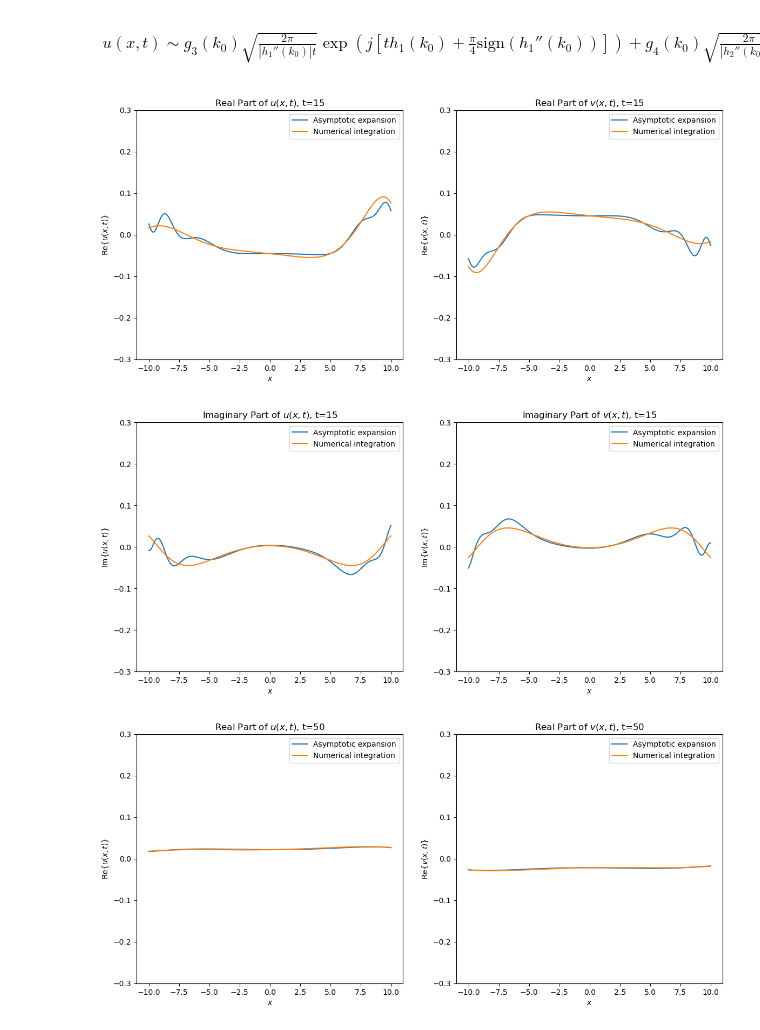
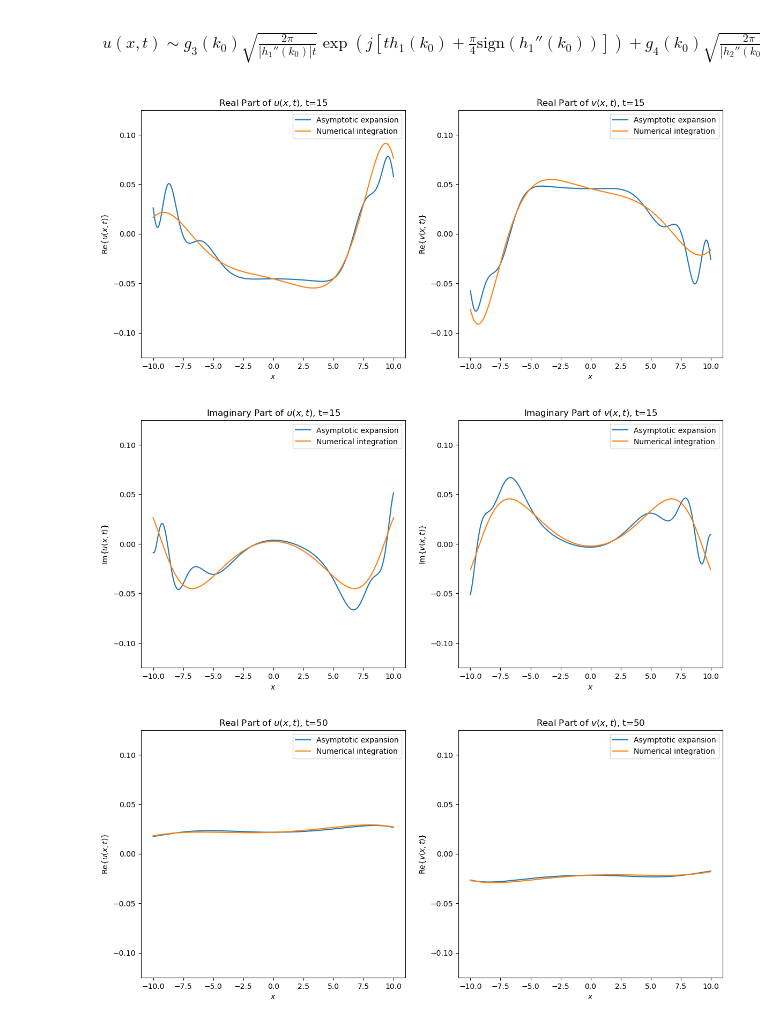
Before and after one commit to brenttsss/mathematical-physics, a Jupyter notebook: Task 2/asymptotic_expansion.ipynb, the cells around one changed output. Saved outputs shown, nothing was run; the diff lists cells and outputs as text; code cells hidden in the pictures.

```diff
--- a/Task 2/asymptotic_expansion.ipynb
+++ b/Task 2/asymptotic_expansion.ipynb
@@ -145,34 +145,34 @@ t = 15
 # %%
 # Create a figure with two subplots side by side
 fig, (ax1, ax2) = plt.subplots(1, 2, figsize=(14, 6))
 
 # Plot the Real Part of u(x,t)
 u_values = compute_integral(u_f, x_values, t)
 u_values_numerical = numerical_integration_u(x_values, t, A, m)
 ax1.plot(x_values, u_values.real, label=f'Asymptotic expansion')
 ax1.plot(x_values, u_values_numerical.real, label=f'Numerical integration')
 
 ax1.set_title(f'Real Part of $u(x,t)$, t={t}')
 ax1.set_xlabel(r'$x$')
 ax1.set_ylabel(r'$\text{Re}\left\{u(x,t)\right\}$')
-ax1.set_ylim(-A/5-A, +A/5+A)
+ax1.set_ylim(-A/2, +A/2)
 ax1.legend()
 
 # Plot the Real Part of v(x,t)
 v_values = compute_integral(v_f, x_values, t)
 v_values_numerical = numerical_integration_v(x_values, t, A, m)
 ax2.plot(x_values, v_values.real, label=f'Asymptotic expansion')
 ax2.plot(x_values, v_values_numerical.real, label=f'Numerical integration')
 
 ax2.set_title(f'Real Part of $v(x,t)$, t={t}')
 ax2.set_xlabel(r'$x$')
 ax2.set_ylabel(r'$\text{Re}\left\{v(x,t)\right\}$')
-ax2.set_ylim(-A/5-A, +A/5+A)
+ax2.set_ylim(-A/2, +A/2)
 ax2.legend()
 
 plt.show()
 # %% [output]
-[figure, old version]
+[figure, new version]
 # %%
 # Create a figure with two subplots side by side
 fig, (ax1, ax2) = plt.subplots(1, 2, figsize=(14, 6))
@@ -186,7 +186,7 @@ ax1.plot(x_values, u_values_numerical.imag, label=f'Numerical integration')
 ax1.set_title(f'Imaginary Part of $u(x,t)$, t={t}')
 ax1.set_xlabel(r'$x$')
 ax1.set_ylabel(r'$\text{Im}\left\{u(x,t)\right\}$')
-ax1.set_ylim(-A/5-A, +A/5+A)
+ax1.set_ylim(-A/2, +A/2)
 ax1.legend()
 
 # Plot the Imaginary Part of v(x,t)
@@ -198,12 +198,12 @@ ax2.plot(x_values, v_values_numerical.imag, label=f'Numerical integration')
 ax2.set_title(f'Imaginary Part of $v(x,t)$, t={t}')
 ax2.set_xlabel(r'$x$')
 ax2.set_ylabel(r'$\text{Im}\left\{v(x,t)\right\}$')
-ax2.set_ylim(-A/5-A, +A/5+A)
+ax2.set_ylim(-A/2, +A/2)
 ax2.legend()
 
 plt.show()
 # %% [output]
-[figure, old version]
+[figure, new version]
 # %%
 # Generate x and t values
 x_values = np.linspace(-10, 10, 200)
@@ -221,7 +221,7 @@ ax1.plot(x_values, u_values_numerical.real, label=f'Numerical integration')
 ax1.set_title(f'Real Part of $u(x,t)$, t={t}')
 ax1.set_xlabel(r'$x$')
 ax1.set_ylabel(r'$\text{Re}\left\{u(x,t)\right\}$')
-ax1.set_ylim(-A/5-A, +A/5+A)
+ax1.set_ylim(-A/2, +A/2)
 ax1.legend()
 
 # Plot the Real Part of v(x,t)
@@ -233,12 +233,12 @@ ax2.plot(x_values, v_values_numerical.real, label=f'Numerical integration')
 ax2.set_title(f'Real Part of $v(x,t)$, t={t}')
 ax2.set_xlabel(r'$x$')
 ax2.set_ylabel(r'$\text{Re}\left\{v(x,t)\right\}$')
-ax2.set_ylim(-A/5-A, +A/5+A)
+ax2.set_ylim(-A/2, +A/2)
 ax2.legend()
 
 plt.show()
 # %% [output]
-[figure, old version]
+[figure, new version]
 # %%
 # Create a figure with two subplots side by side
 fig, (ax1, ax2) = plt.subplots(1, 2, figsize=(14, 6))
```
Also changed, not shown: parts of 4 cells of this notebook, 2 other files.
